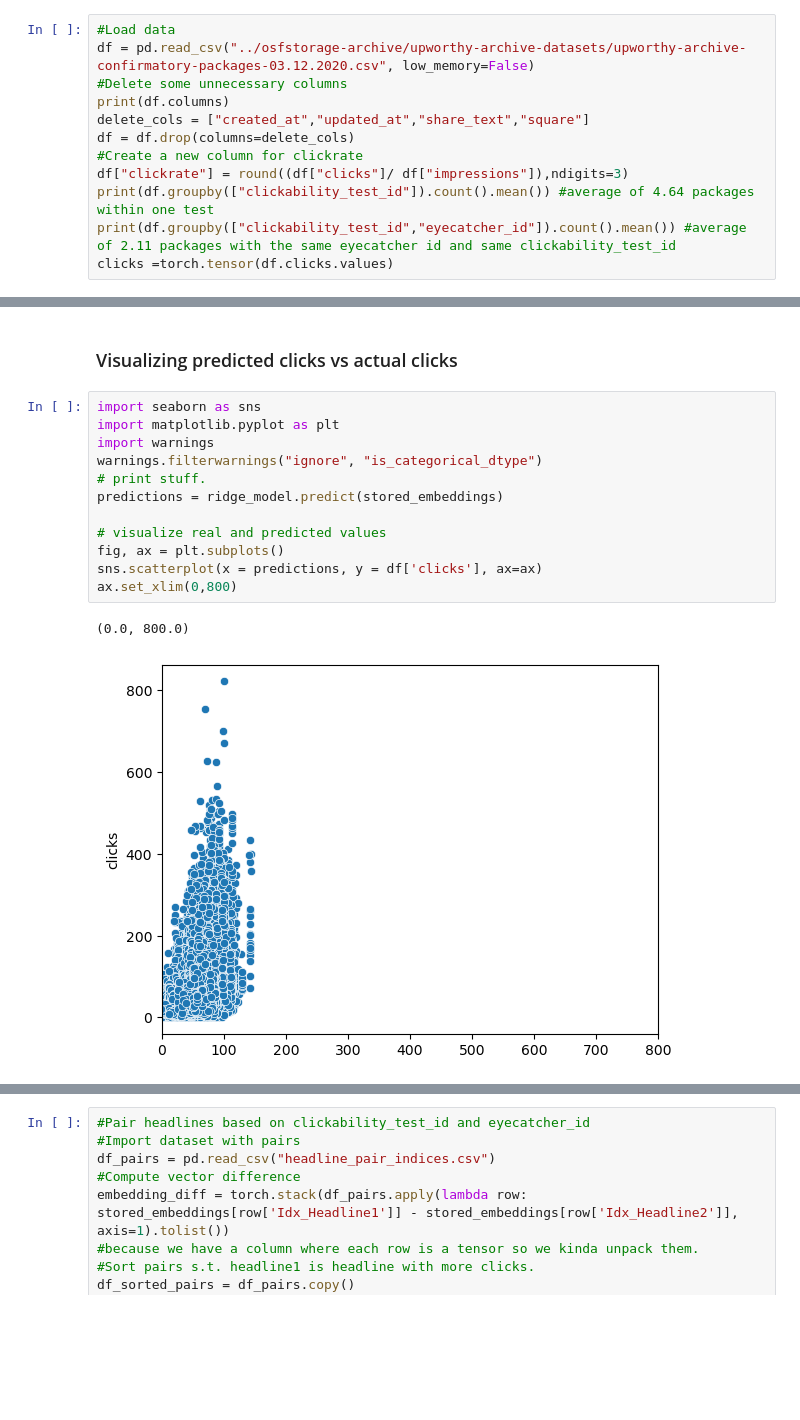
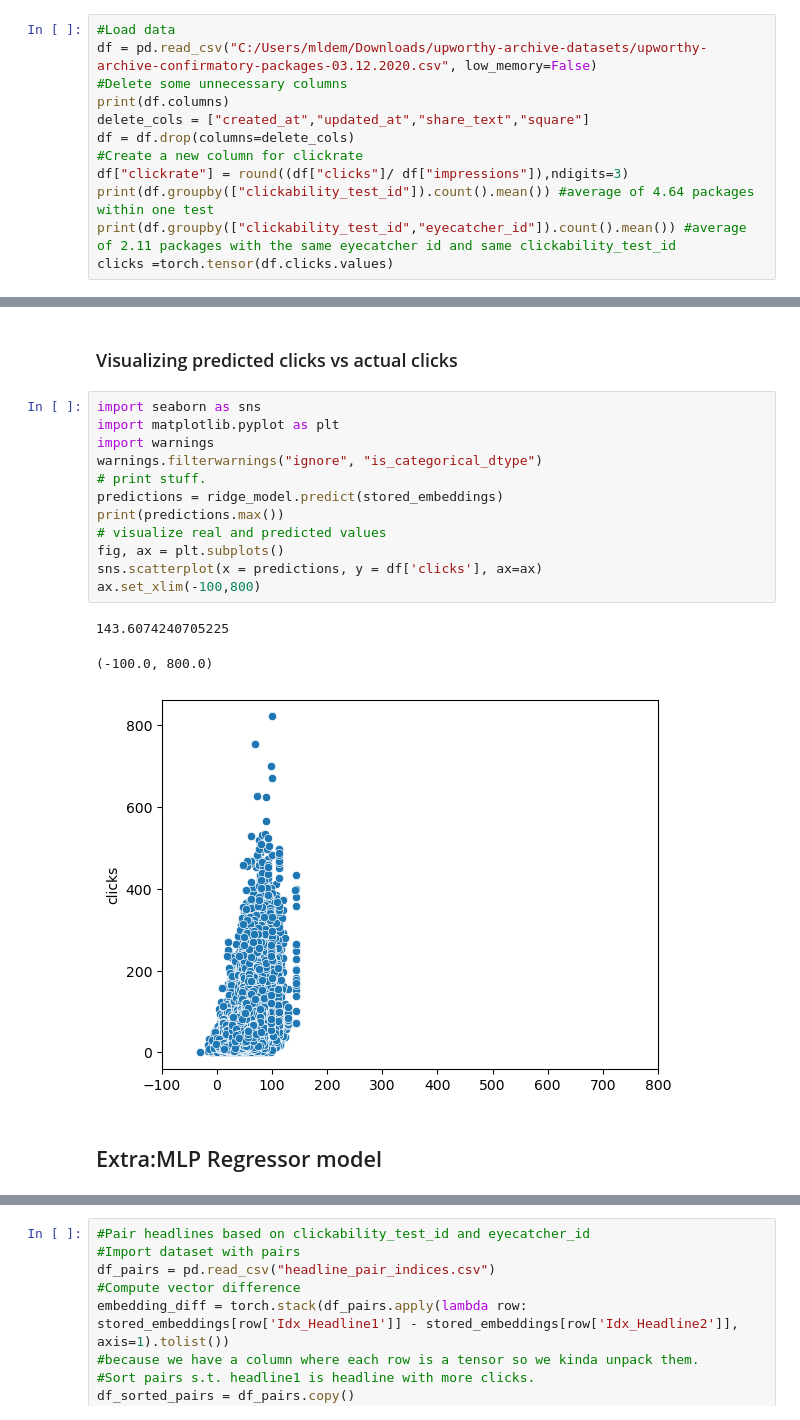
Before and after one commit to antschum/causal_headline_evaluator, a Jupyter notebook: 2023-28-11-Meeting.ipynb, the cells around one changed output, grey strips where cells are left out. Cells and saved outputs as stored; diff of their text form; blank space fills up the shorter version.

```diff
--- a/2023-28-11-Meeting.ipynb
+++ b/2023-28-11-Meeting.ipynb
@@ -58,7 +58,7 @@ No GPU available, using the CPU instead.
 model = SentenceTransformer('paraphrase-MiniLM-L6-v2')
 # %%
 #Load data
-df = pd.read_csv("../osfstorage-archive/upworthy-archive-datasets/upworthy-archive-confirmatory-packages-03.12.2020.csv", low_memory=False)
+df = pd.read_csv("C:/Users/mldem/Downloads/upworthy-archive-datasets/upworthy-archive-confirmatory-packages-03.12.2020.csv", low_memory=False)
 #Delete some unnecessary columns
 print(df.columns)
 delete_cols = ["created_at","updated_at","share_text","square"]
@@ -295,15 +294,18 @@ Linear Regression R2 for clicks: 0.16792158841155258
 # %%
 import seaborn as sns
 import matplotlib.pyplot as plt
 import warnings
 warnings.filterwarnings("ignore", "is_categorical_dtype")
 # print stuff.
 predictions = ridge_model.predict(stored_embeddings)
-
+print(predictions.max())
 # visualize real and predicted values
 fig, ax = plt.subplots()
 sns.scatterplot(x = predictions, y = df['clicks'], ax=ax)
-ax.set_xlim(0,800)
+ax.set_xlim(-100,800)
 # %% [output]
-(0.0, 800.0)
+143.6074240705225
+(-100.0, 800.0)
-[figure, old version]
+[figure, new version]
+# %% [markdown]
+## Extra:MLP Regressor model
```
Also changed, not shown: parts of 17 cells of this notebook.
